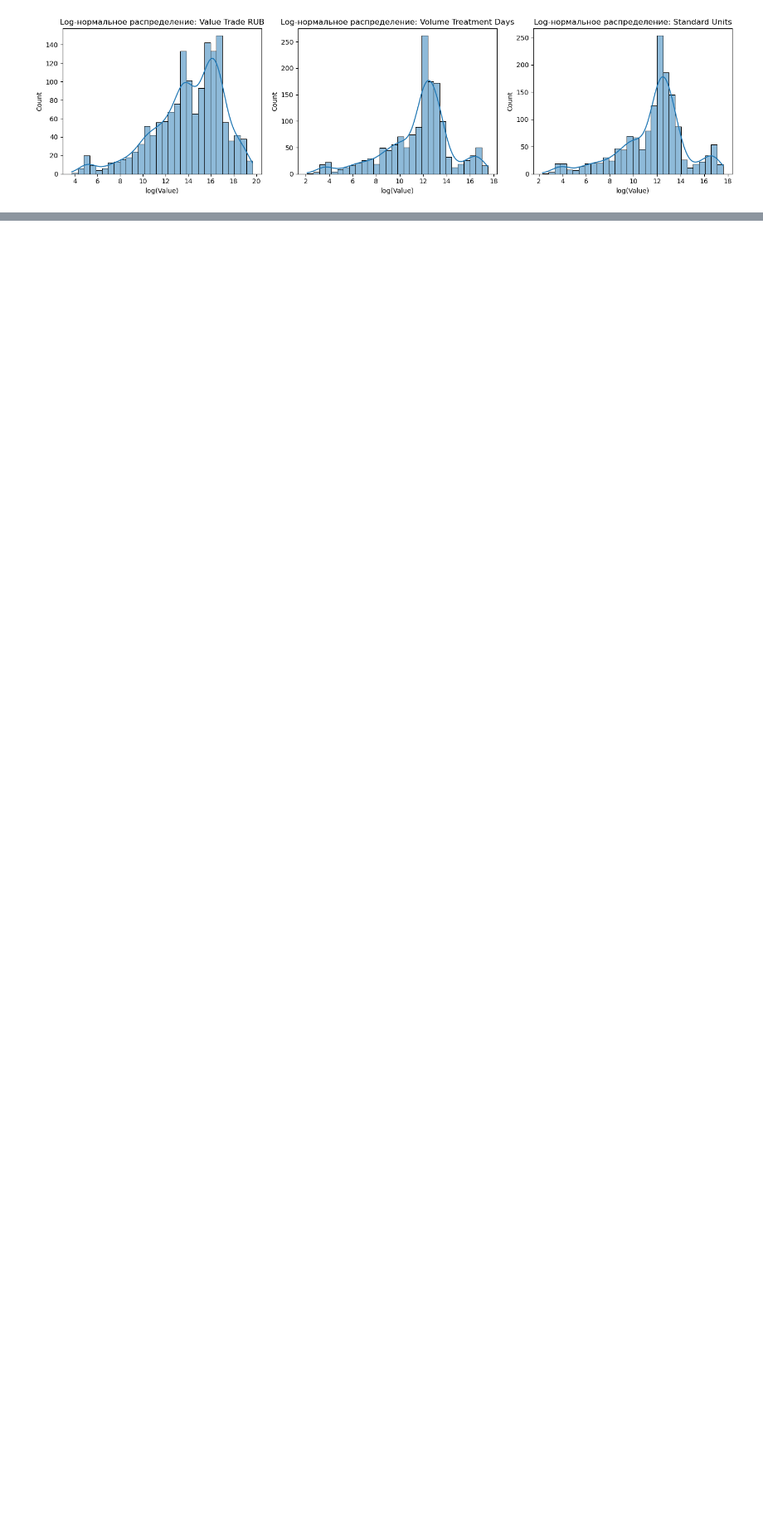
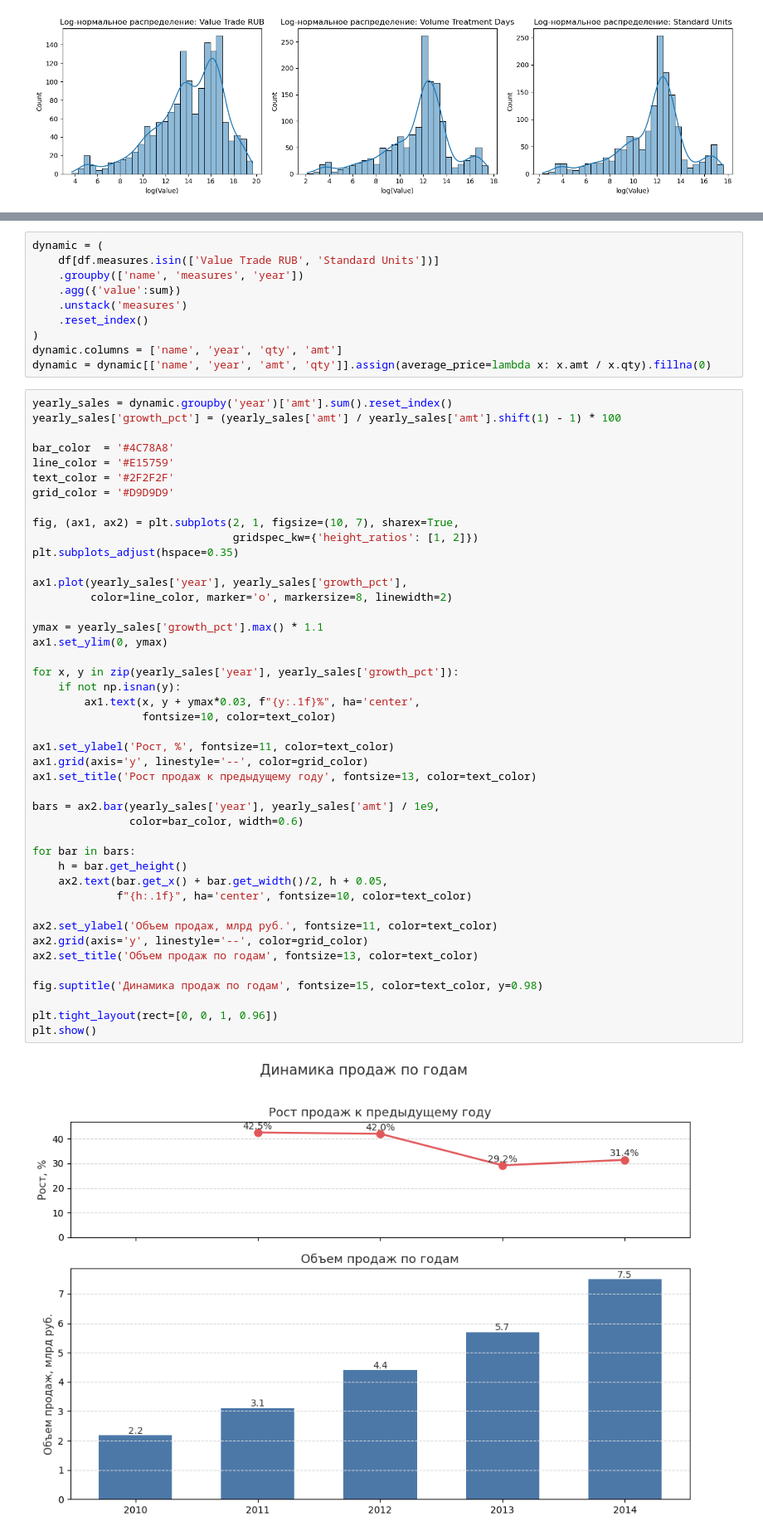
Before and after one commit to ElijahKhin/snf_test, a Jupyter notebook: src/eda.ipynb, the cells around one changed output, grey strips where cells are left out. Shown at 83% size. Cells and saved outputs as stored; diff of their text form; blank space fills up the shorter version.

```diff
--- a/src/eda.ipynb
+++ b/src/eda.ipynb
@@ -90,0 +95,56 @@ plt.show()
+# %%
+dynamic = (
+    df[df.measures.isin(['Value Trade RUB', 'Standard Units'])]
+    .groupby(['name', 'measures', 'year'])
+    .agg({'value':sum})
+    .unstack('measures')
+    .reset_index()
+)
+dynamic.columns = ['name', 'year', 'qty', 'amt']
+dynamic = dynamic[['name', 'year', 'amt', 'qty']].assign(average_price=lambda x: x.amt / x.qty).fillna(0)
+# %%
+yearly_sales = dynamic.groupby('year')['amt'].sum().reset_index()
+yearly_sales['growth_pct'] = (yearly_sales['amt'] / yearly_sales['amt'].shift(1) - 1) * 100
+
+bar_color  = '#4C78A8'
+line_color = '#E15759'
+text_color = '#2F2F2F'
+grid_color = '#D9D9D9'
+
+fig, (ax1, ax2) = plt.subplots(2, 1, figsize=(10, 7), sharex=True,
+                               gridspec_kw={'height_ratios': [1, 2]})
+plt.subplots_adjust(hspace=0.35)
+
+ax1.plot(yearly_sales['year'], yearly_sales['growth_pct'],
+         color=line_color, marker='o', markersize=8, linewidth=2)
+
+ymax = yearly_sales['growth_pct'].max() * 1.1
+ax1.set_ylim(0, ymax)
+
+for x, y in zip(yearly_sales['year'], yearly_sales['growth_pct']):
+    if not np.isnan(y):
+        ax1.text(x, y + ymax*0.03, f"{y:.1f}%", ha='center',
+                 fontsize=10, color=text_color)
+
+ax1.set_ylabel('Рост, %', fontsize=11, color=text_color)
+ax1.grid(axis='y', linestyle='--', color=grid_color)
+ax1.set_title('Рост продаж к предыдущему году', fontsize=13, color=text_color)
+
+bars = ax2.bar(yearly_sales['year'], yearly_sales['amt'] / 1e9,
+               color=bar_color, width=0.6)
+
+for bar in bars:
+    h = bar.get_height()
+    ax2.text(bar.get_x() + bar.get_width()/2, h + 0.05,
+             f"{h:.1f}", ha='center', fontsize=10, color=text_color)
+
+ax2.set_ylabel('Объем продаж, млрд руб.', fontsize=11, color=text_color)
+ax2.grid(axis='y', linestyle='--', color=grid_color)
+ax2.set_title('Объем продаж по годам', fontsize=13, color=text_color)
+
+fig.suptitle('Динамика продаж по годам', fontsize=15, color=text_color, y=0.98)
+
+plt.tight_layout(rect=[0, 0, 1, 0.96])
+plt.show()
+# %% [output]
+[figure, added]
```
Also changed, not shown: parts of 3 cells of this notebook, 3 other files.
